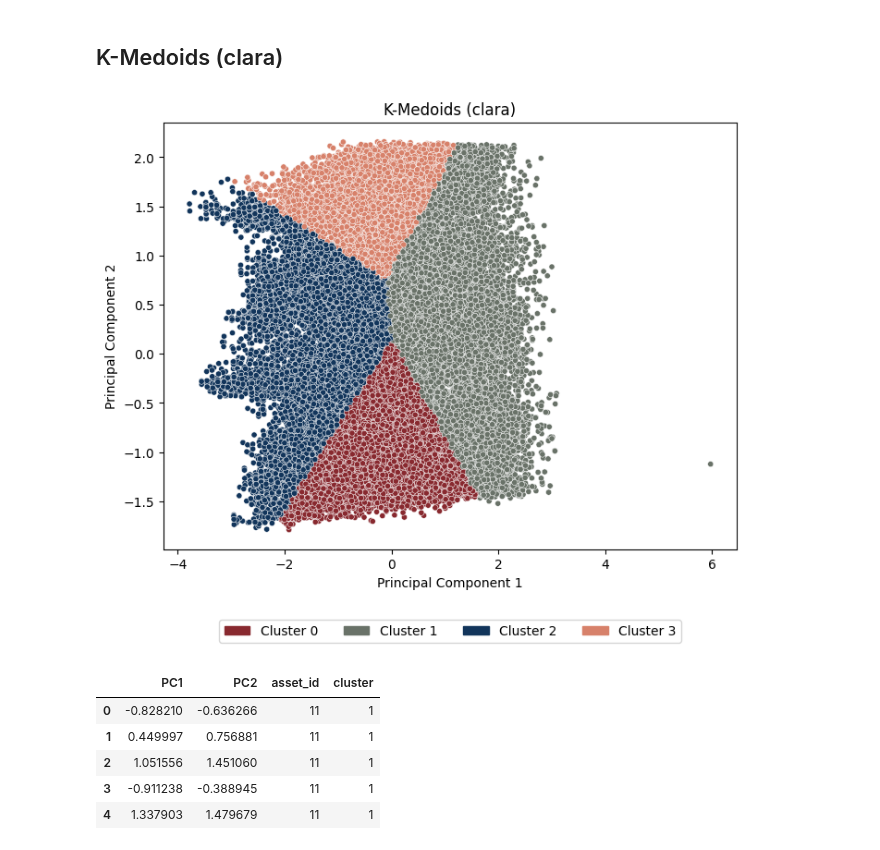
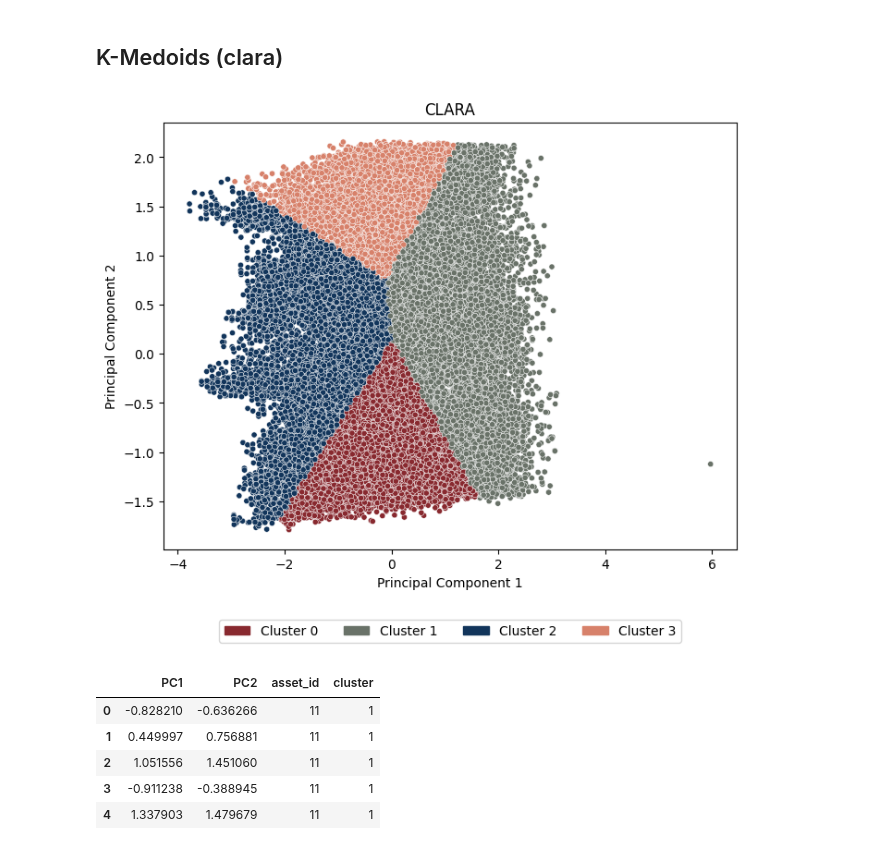
Before and after one commit to sarabreu/thesis_dev, a Jupyter notebook: 2_models/with_clean_data/wind/partition_cluster.ipynb, the cells around one changed output. Drawn from its saved outputs; the diff is of its cells as text; code cells hidden in the pictures.

```diff
--- a/2_models/with_clean_data/wind/partition_cluster.ipynb
+++ b/2_models/with_clean_data/wind/partition_cluster.ipynb
@@ -166,22 +177,24 @@ pca_df['cluster'] = labels
 pca_df['asset_id'] = df_subset['asset_id']
 # %%
 pca_df.to_csv('results/partitional/csv_labels_raw/clara.csv', index=False)
+# %%
+pca_df = pd.read_csv('results/partitional/csv_labels_raw/clara.csv')
 # %%
 n_clusters = len(pca_df['cluster'].unique())
 pallete = sns.color_palette(my_colors, n_clusters)
 
 # Plot the representative points on a scatter plot using PCA results
 plt.figure(figsize=(8, 6))
 sns.scatterplot(data=pca_df, x='PC1', y='PC2', hue='cluster', palette=pallete, s=20)
-plt.title('K-Medoids (clara)')
+plt.title('CLARA')
 plt.xlabel('Principal Component 1')
 plt.ylabel('Principal Component 2')
 legend_handles = [mpatches.Circle((0, 0), radius=1, color=color) for color in my_colors]
-plt.legend(handles=legend_handles, labels=[f'Cluster {cluster_label}' for cluster_label in np.unique(labels)],
+plt.legend(handles=legend_handles, labels=[f'Cluster {cluster_label}' for cluster_label in np.unique(pca_df['cluster'].unique())],
             loc='upper center', bbox_to_anchor=(0.5, -0.15), ncol=5)
 plt.show()
 # %% [output]
-[figure, old version]
+[figure, new version]
 # %%
 most_frequent_clusters = pca_df.groupby('asset_id')['cluster'].agg(lambda x: np.bincount(x).argmax())
 
```
Also changed, not shown: parts of 5 cells of this notebook, 3 other files.
